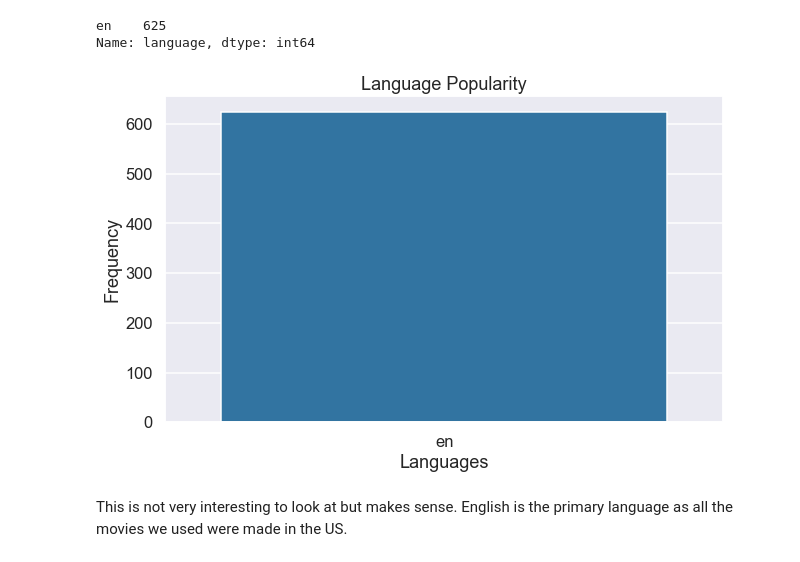
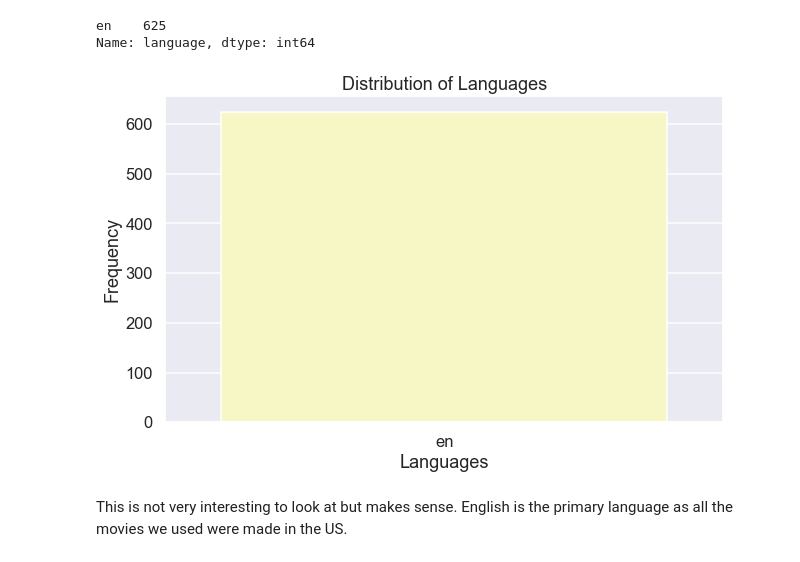
Before and after one commit to baotramduong/Porfolio_Project_The_Movie_Industry, a Jupyter notebook: Part III - Data Analysis & Visualization, Actionable Insight, Conclusion & Future Works.ipynb, the cells around one changed output. Cells and saved outputs as stored; diff of their text form; code cells hidden in the pictures.

```diff
--- a/Part III - Data Analysis & Visualization, Actionable Insight, Conclusion & Future Works.ipynb
+++ b/Part III - Data Analysis & Visualization, Actionable Insight, Conclusion & Future Works.ipynb
@@ -692,17 +724,17 @@ Name: language, dtype: int64
 # %%
 #plot language distribution
 plt.figure(figsize = (10,6))
-sns.barplot(x_values, y_values)
+sns.barplot(x_values, y_values, palette = 'Spectral')
 
 #set labels
-plt.title('Language Popularity')
+plt.title('Distribution of Languages')
 plt.xlabel('Languages')
 plt.ylabel('Frequency')
 
 #show
 plt.show()
 # %% [output]
-[figure, old version]
+[figure, new version]
 # %% [markdown]
 This is not very interesting to look at but makes sense. English is the primary language as all the movies we used were made in the US.
 # %% [markdown]
```
Also changed, not shown: parts of 17 cells of this notebook.
